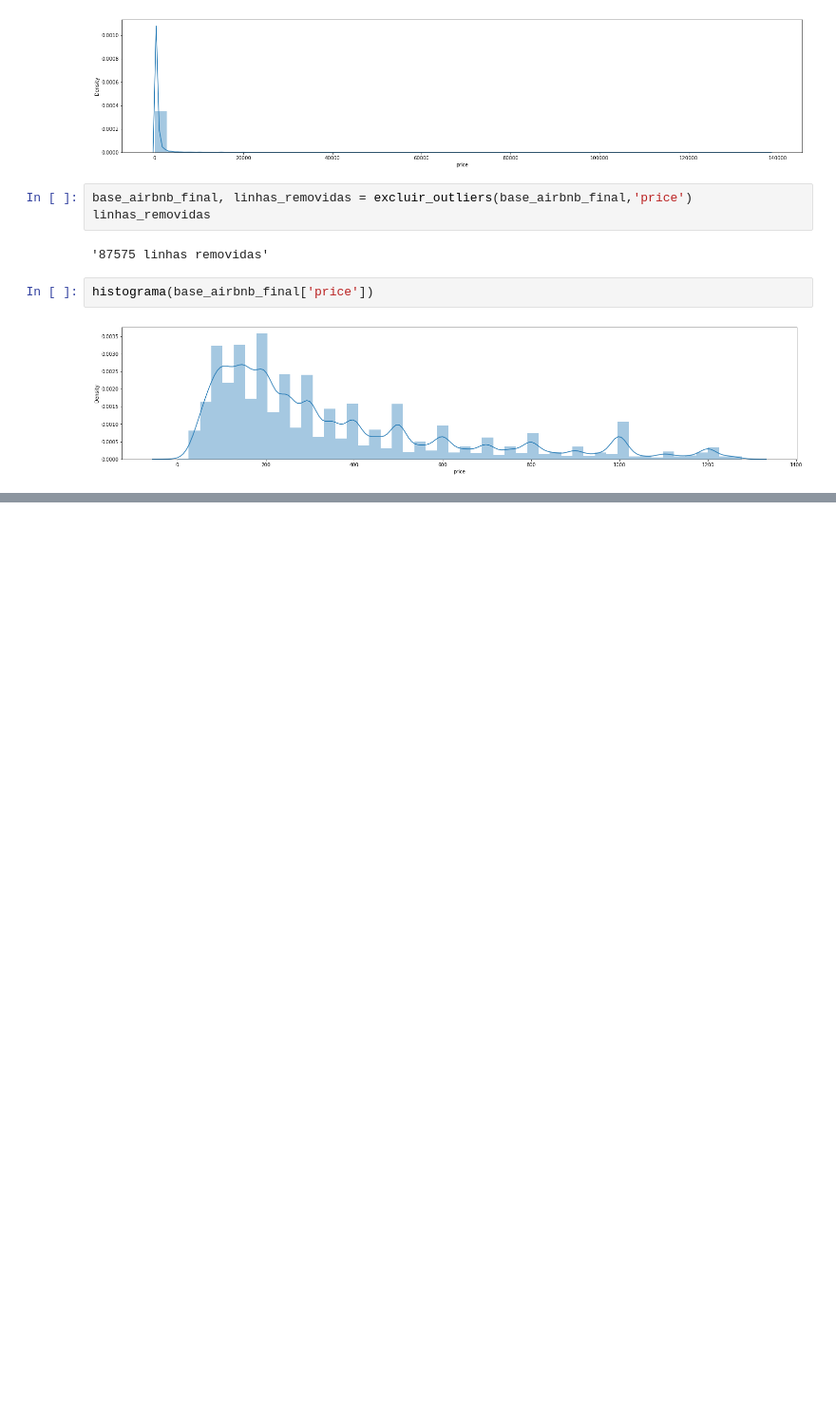
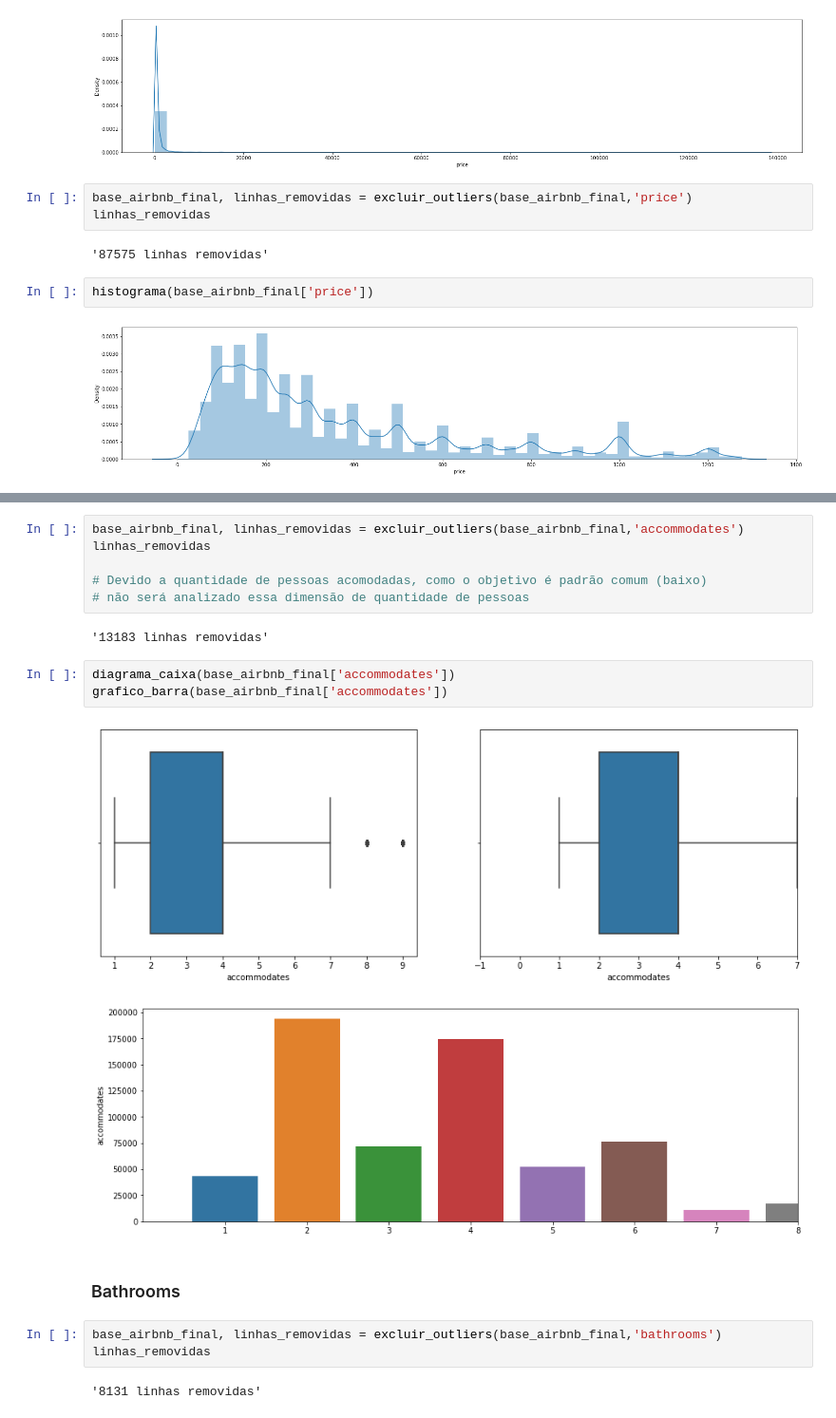
Before and after one commit to AlbertoFAraujo/Py_ML_Airbnb_RJ, a Jupyter notebook: DataScience-Airbnb.ipynb, the cells around one changed output, grey strips where cells are left out. Shown at 95% size. Cells and saved outputs as stored; diff of their text form; blank space fills up the shorter version.

```diff
--- a/DataScience-Airbnb.ipynb
+++ b/DataScience-Airbnb.ipynb
@@ -447,0 +443,21 @@ grafico_barra(base_airbnb_final['host_listings_count'])
+# %%
+base_airbnb_final, linhas_removidas = excluir_outliers(base_airbnb_final,'accommodates')
+linhas_removidas
+
+# Devido a quantidade de pessoas acomodadas, como o objetivo é padrão comum (baixo)
+# não será analizado essa dimensão de quantidade de pessoas
+# %% [output]
+'13183 linhas removidas'
+# %%
+diagrama_caixa(base_airbnb_final['accommodates'])
+grafico_barra(base_airbnb_final['accommodates'])
+# %% [output]
+[figure, added]
+[figure, added]
+# %% [markdown]
+### Bathrooms
+# %%
+base_airbnb_final, linhas_removidas = excluir_outliers(base_airbnb_final,'bathrooms')
+linhas_removidas
+# %% [output]
+'8131 linhas removidas'
```
Also changed, not shown: parts of 73 cells of this notebook.
